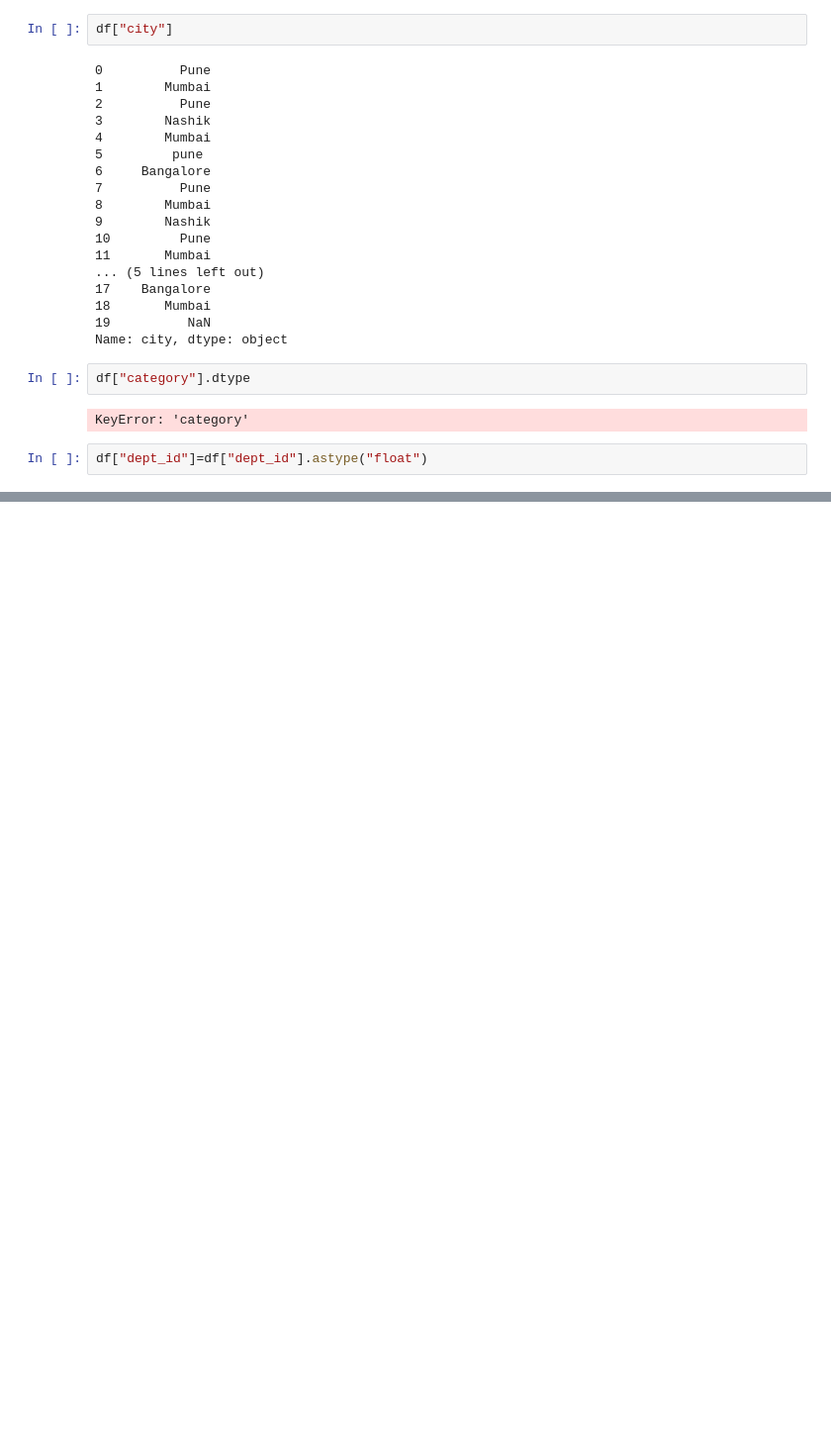
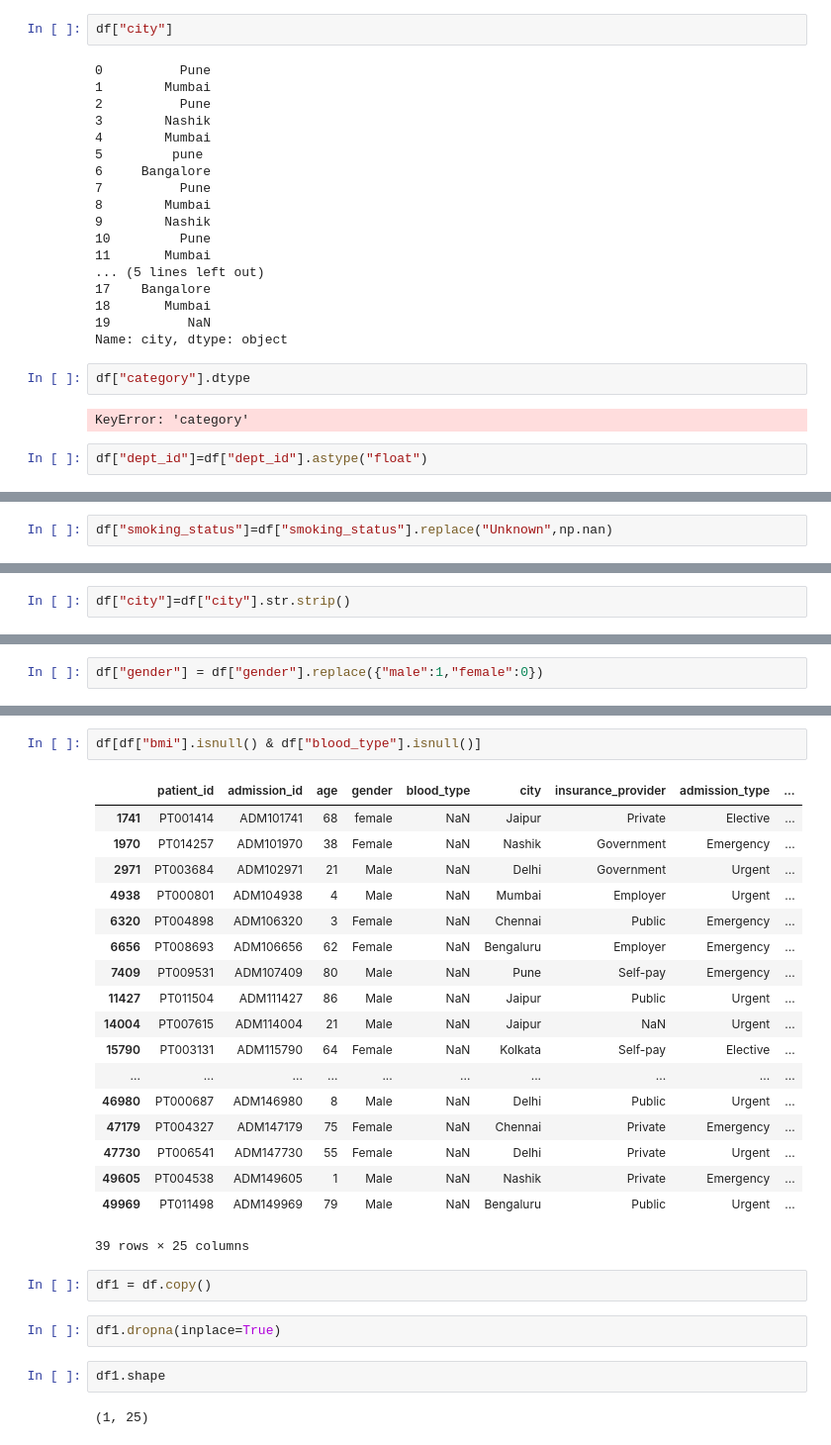
Before and after one commit to roshan-pardeshi/Python_Pandas, a Jupyter notebook: 500_python_sql_pandas_numpy.ipynb, the cells around one changed output, grey strips where cells are left out. Shown at 99% size. Drawn from its saved outputs; the diff is of its cells as text; blank space fills up the shorter version.

```diff
--- a/500_python_sql_pandas_numpy.ipynb
+++ b/500_python_sql_pandas_numpy.ipynb
@@ -1665,0 +2479,2 @@ df
+# %%
+df["smoking_status"]=df["smoking_status"].replace("Unknown",np.nan)
@@ -1665,0 +2520,2 @@ df
+# %%
+df["city"]=df["city"].str.strip()
@@ -1665,0 +2537,2 @@ df
+# %%
+df["gender"] = df["gender"].replace({"male":1,"female":0})
@@ -1665,0 +2554,29 @@ df
+# %%
+df[df["bmi"].isnull() & df["blood_type"].isnull()]
+# %% [output]
+|  | patient_id | admission_id | age | gender | blood_type | city | insurance_provider | admission_type | ... |
+| 1741 | PT001414 | ADM101741 | 68 | female | NaN | Jaipur | Private | Elective | ... |
+| 1970 | PT014257 | ADM101970 | 38 | Female | NaN | Nashik | Government | Emergency | ... |
+| 2971 | PT003684 | ADM102971 | 21 | Male | NaN | Delhi | Government | Urgent | ... |
+| 4938 | PT000801 | ADM104938 | 4 | Male | NaN | Mumbai | Employer | Urgent | ... |
+| 6320 | PT004898 | ADM106320 | 3 | Female | NaN | Chennai | Public | Emergency | ... |
+| 6656 | PT008693 | ADM106656 | 62 | Female | NaN | Bengaluru | Employer | Emergency | ... |
+| 7409 | PT009531 | ADM107409 | 80 | Male | NaN | Pune | Self-pay | Emergency | ... |
+| 11427 | PT011504 | ADM111427 | 86 | Male | NaN | Jaipur | Public | Urgent | ... |
+| 14004 | PT007615 | ADM114004 | 21 | Male | NaN | Jaipur | NaN | Urgent | ... |
+| 15790 | PT003131 | ADM115790 | 64 | Female | NaN | Kolkata | Self-pay | Elective | ... |
+| ... | ... | ... | ... | ... | ... | ... | ... | ... | ... |
+| 46980 | PT000687 | ADM146980 | 8 | Male | NaN | Delhi | Public | Urgent | ... |
+| 47179 | PT004327 | ADM147179 | 75 | Female | NaN | Chennai | Private | Emergency | ... |
+| 47730 | PT006541 | ADM147730 | 55 | Female | NaN | Delhi | Private | Urgent | ... |
+| 49605 | PT004538 | ADM149605 | 1 | Male | NaN | Nashik | Private | Emergency | ... |
+| 49969 | PT011498 | ADM149969 | 79 | Male | NaN | Bengaluru | Public | Urgent | ... |
+39 rows × 25 columns
+# %%
+df1 = df.copy()
+# %%
+df1.dropna(inplace=True)
+# %%
+df1.shape
+# %% [output]
+(1, 25)
```
Also changed, not shown: parts of 136 cells of this notebook.
